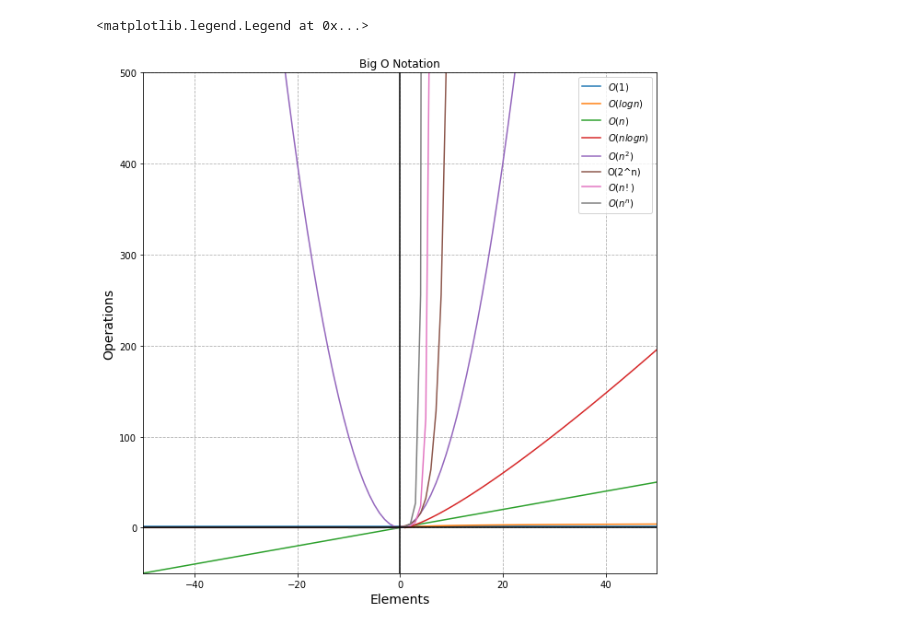
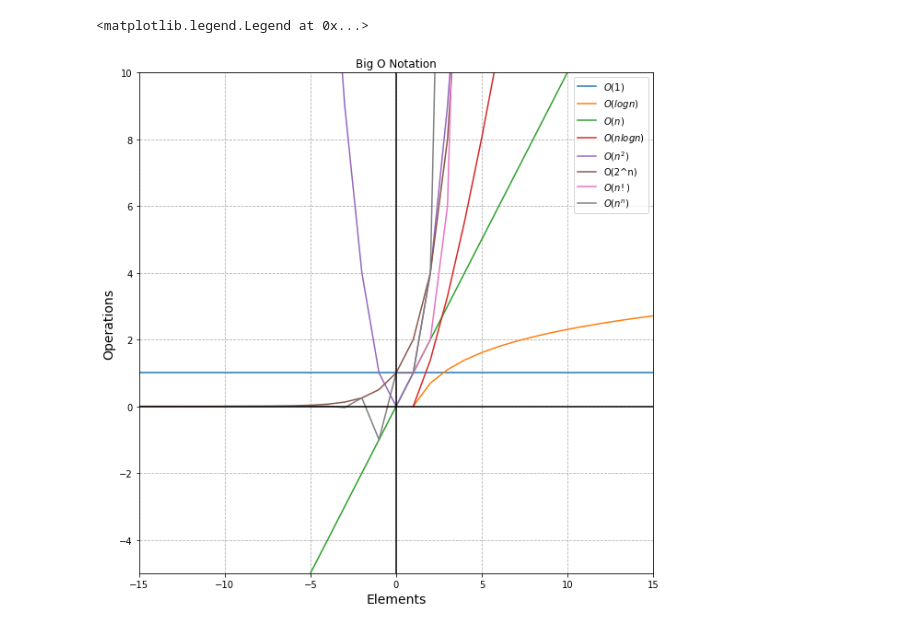
Before and after one commit to Ken-Alviola/numpy-pandas-visualization-exercises, a Jupyter notebook: big_o_notation.ipynb, the cells around one changed output. Drawn from its saved outputs; the diff is of its cells as text; code cells hidden in the pictures.

Commit message:
adjusting #5 graph

```diff
--- a/big_o_notation.ipynb
+++ b/big_o_notation.ipynb
@@ -41,36 +41,36 @@ y4 = [n * math.log(n) for n in x4]
 
 x5 = list(range(-25,26))
 y5 = [n ** 2 for n in x5]
 
 x6 = list(range(-100,10))
 y6 = [2 ** n for n in x6]
 
 x7 = list(range(0,7))
 y7 = [math.factorial(n) for n in x7]
 
 x8 = list(range(-10,6))
 y8 = [n ** n for n in x8]
 
 
 plt.plot(x1,y1, label = '$O(1)$')
 plt.plot(x2,y2, label = '$O(log n)$')
 plt.plot(x3,y3, label = '$O(n)$')
 plt.plot(x4,y4, label = '$O(n log n)$')
 plt.plot(x5,y5, label = '$O(n^2)$')
 plt.plot(x6,y6, label = 'O(2^n)')
 plt.plot(x7,y7, label = '$O(n!)$')
 plt.plot(x8,y8, label = '$O(n^n)$')
 
 plt.axhline(0, color = 'k', linewidth = 1.5)
 plt.axvline(0, color = 'k', linewidth = 1.5)
 
-plt.xlim(-50,50)
-plt.ylim(-50,500)
+plt.xlim(-15,15)
+plt.ylim(-5,10)
 
 plt.legend()
 # %% [output]
 <matplotlib.legend.Legend at 0x...>
-[figure, old version]
+[figure, new version]
 # %%
 #6. Bonus Write the code necessary to write your name on a chart. Use box letters.
 # %%
```
